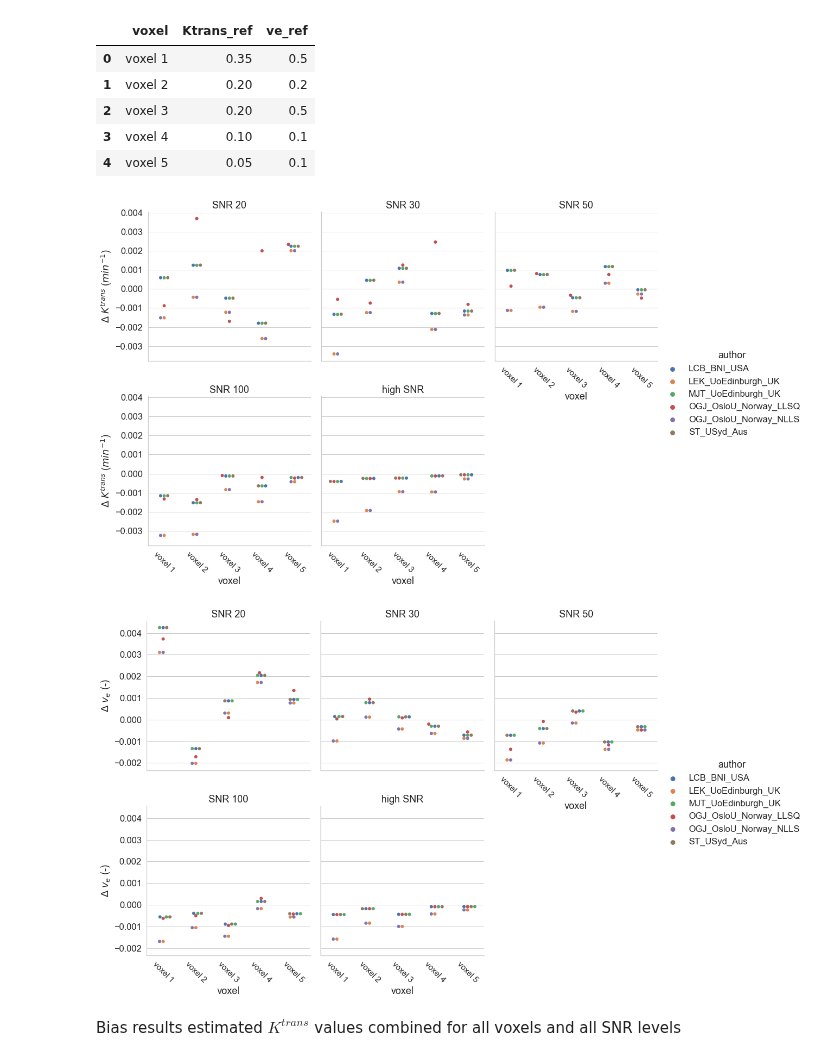
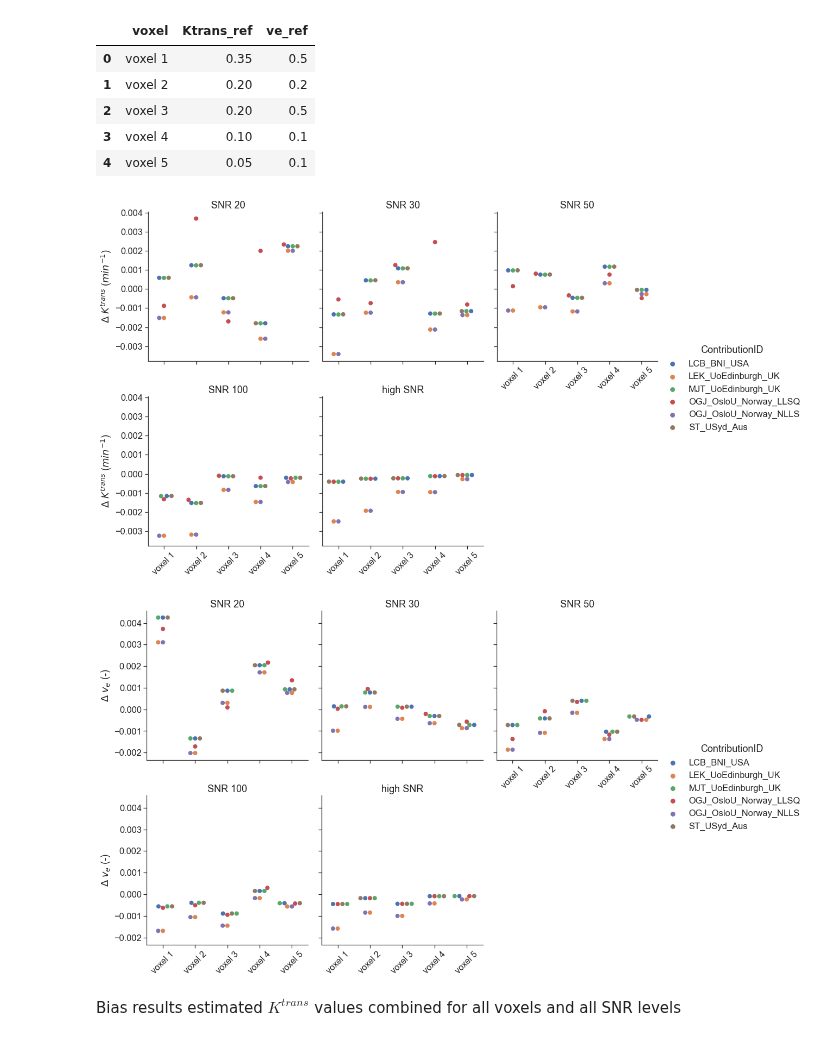
Before and after one commit to OSIPI/DCE-DSC-MRI_CodeCollection, a Jupyter notebook: notebooks/ToftsModel.ipynb, the cells around one changed output. Drawn from its saved outputs; the diff is of its cells as text; code cells hidden in the pictures.

```diff
--- a/notebooks/ToftsModel.ipynb
+++ b/notebooks/ToftsModel.ipynb
@@ -163,37 +163,39 @@ df.head(n=5)[['voxel','Ktrans_ref','ve_ref']]
 # %%
 # set-up styling for seaborn plots
 sns.set(font_scale=1.5)
-sns.set_style("whitegrid")
-#sns.set_style("ticks")
+#sns.set_style("whitegrid")
+sns.set_style("ticks")
 # %%
-# alternative plot for the above where we can separate better the different reference data points
-# try with factorplot and swarm
+# instead of a regular bland-altman plot we opted for a catplot + swarm for these results. In this way we can appreciate the results of the different contributions per test case better.
+# the downside is that the values of the test cases are not obvious. This might be something to improve upon at a later stage
 
 g = sns.catplot(x='voxel', y="error_Ktrans",
               data=df[~df['delay']], hue="author",
               col="source", col_order=["SNR 20","SNR 30","SNR 50","SNR 100","high SNR"],kind="swarm",
-              col_wrap=3, s=6)
+              col_wrap=3, s=8)
 g.set_titles(col_template = "{col_name}")
+g.set(xlabel=None)
 #g.set_xlabels("$K^{trans}_{ref}$ ($min^{-1}$)", clear_inner=False)
 g.set_ylabels("$\Delta$ $K^{trans}$ ($min^{-1}$)", clear_inner=False);
-
-g.set_xticklabels(rotation=-45, fontsize=15)
+g.set_xticklabels(rotation=45, fontsize=16)
+g._legend.set_title('ContributionID')
 plt.show()
 # %% [output]
-[figure, old version]
+[figure, new version]
 # %%
 # same for v_e
 g = sns.catplot(x='voxel', y="error_ve",
               data=df[~df['delay']], hue="author",
               col="source", col_order=["SNR 20","SNR 30","SNR 50","SNR 100","high SNR"],kind="swarm",
-              col_wrap=3, s=6)
+              col_wrap=3, s=8)
 g.set_titles(col_template = "{col_name}")
+g.set(xlabel=None)
 g.set_ylabels("$\Delta$ $v_{e}$ (-)", clear_inner=False);
-
-g.set_xticklabels(rotation=-45, fontsize=15)
+g._legend.set_title('ContributionID')
+g.set_xticklabels(rotation=45, fontsize=16)
 plt.show()
 # %% [output]
-[figure, old version]
+[figure, new version]
 # %% [markdown]
 Bias results estimated $K^{trans}$ values combined for all voxels and all SNR levels
 # %%
```
Also changed, not shown: parts of 4 cells of this notebook, 4 other files.
